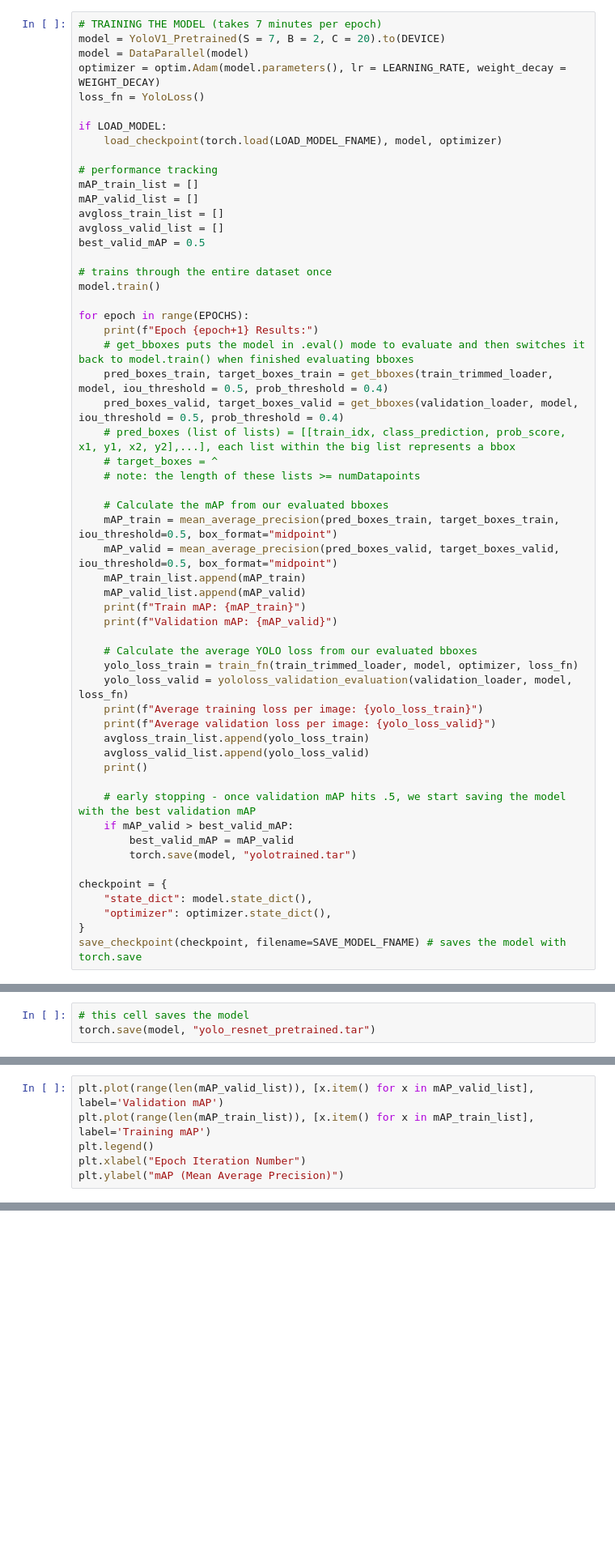
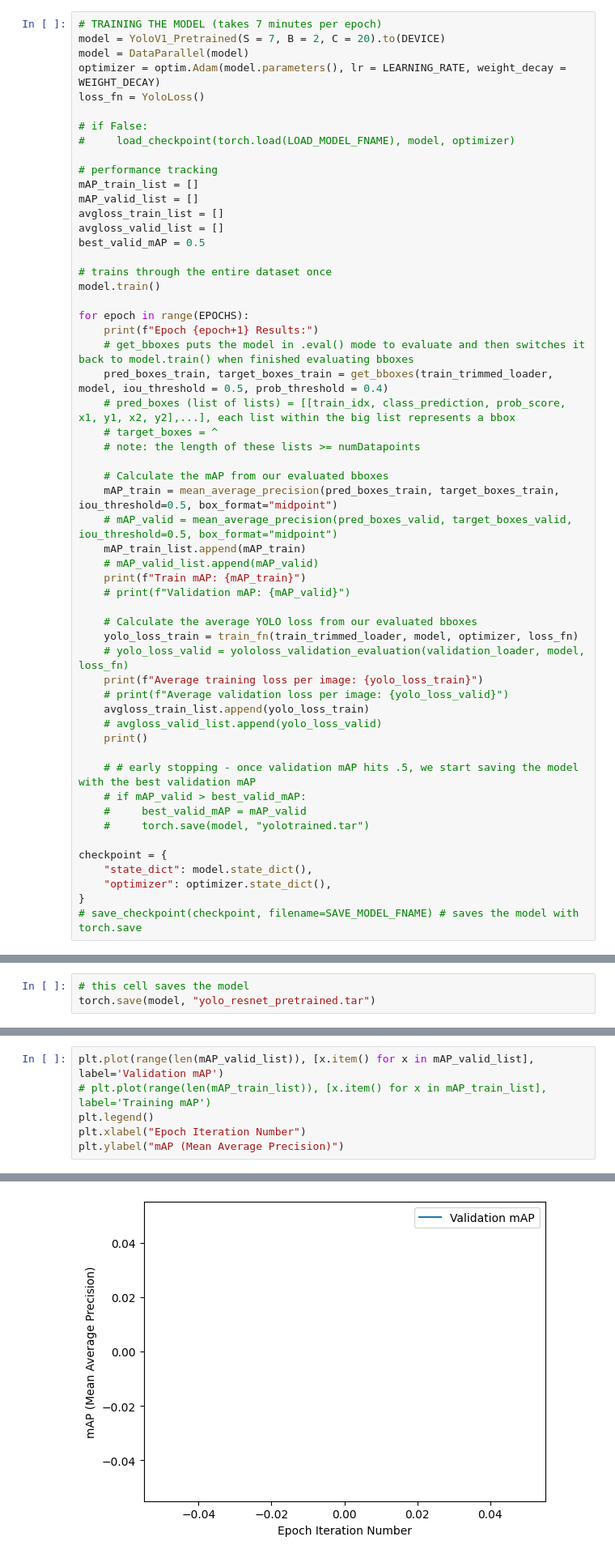
Before and after one commit to AntonioMacaronio/Drone-Robotics, a Jupyter notebook: training.ipynb, the cells around one changed output, grey strips where cells are left out. Shown at 81% size. Saved outputs shown, nothing was run; the diff lists cells and outputs as text; blank space fills up the shorter version.

```diff
--- a/training.ipynb
+++ b/training.ipynb
@@ -116,8 +117,8 @@ model = DataParallel(model)
 optimizer = optim.Adam(model.parameters(), lr = LEARNING_RATE, weight_decay = WEIGHT_DECAY)
 loss_fn = YoloLoss()
 
-if LOAD_MODEL:
-    load_checkpoint(torch.load(LOAD_MODEL_FNAME), model, optimizer)
+# if False:
+#     load_checkpoint(torch.load(LOAD_MODEL_FNAME), model, optimizer)
 
 # performance tracking
 mAP_train_list = []
@@ -133,35 +134,34 @@ for epoch in range(EPOCHS):
     print(f"Epoch {epoch+1} Results:")
     # get_bboxes puts the model in .eval() mode to evaluate and then switches it back to model.train() when finished evaluating bboxes
     pred_boxes_train, target_boxes_train = get_bboxes(train_trimmed_loader, model, iou_threshold = 0.5, prob_threshold = 0.4)
-    pred_boxes_valid, target_boxes_valid = get_bboxes(validation_loader, model, iou_threshold = 0.5, prob_threshold = 0.4)
     # pred_boxes (list of lists) = [[train_idx, class_prediction, prob_score, x1, y1, x2, y2],...], each list within the big list represents a bbox
     # target_boxes = ^
     # note: the length of these lists >= numDatapoints
 
     # Calculate the mAP from our evaluated bboxes
     mAP_train = mean_average_precision(pred_boxes_train, target_boxes_train, iou_threshold=0.5, box_format="midpoint")
-    mAP_valid = mean_average_precision(pred_boxes_valid, target_boxes_valid, iou_threshold=0.5, box_format="midpoint")
+    # mAP_valid = mean_average_precision(pred_boxes_valid, target_boxes_valid, iou_threshold=0.5, box_format="midpoint")
     mAP_train_list.append(mAP_train)
-    mAP_valid_list.append(mAP_valid)
+    # mAP_valid_list.append(mAP_valid)
     print(f"Train mAP: {mAP_train}")
-    print(f"Validation mAP: {mAP_valid}")
+    # print(f"Validation mAP: {mAP_valid}")
 
     # Calculate the average YOLO loss from our evaluated bboxes
     yolo_loss_train = train_fn(train_trimmed_loader, model, optimizer, loss_fn)
-    yolo_loss_valid = yololoss_validation_evaluation(validation_loader, model, loss_fn)
+    # yolo_loss_valid = yololoss_validation_evaluation(validation_loader, model, loss_fn)
     print(f"Average training loss per image: {yolo_loss_train}")
-    print(f"Average validation loss per image: {yolo_loss_valid}")
+    # print(f"Average validation loss per image: {yolo_loss_valid}")
     avgloss_train_list.append(yolo_loss_train)
-    avgloss_valid_list.append(yolo_loss_valid)
+    # avgloss_valid_list.append(yolo_loss_valid)
     print()
 
-    # early stopping - once validation mAP hits .5, we start saving the model with the best validation mAP
-    if mAP_valid > best_valid_mAP:
-        best_valid_mAP = mAP_valid
-        torch.save(model, "yolotrained.tar")
+    # # early stopping - once validation mAP hits .5, we start saving the model with the best validation mAP
+    # if mAP_valid > best_valid_mAP:
+    #     best_valid_mAP = mAP_valid
+    #     torch.save(model, "yolotrained.tar")
 
 checkpoint = {
     "state_dict": model.state_dict(),
     "optimizer": optimizer.state_dict(),
 }
-save_checkpoint(checkpoint, filename=SAVE_MODEL_FNAME) # saves the model with torch.save
+# save_checkpoint(checkpoint, filename=SAVE_MODEL_FNAME) # saves the model with torch.save
@@ -212,7 +274,8 @@ classEnum_to_color = {
 The following cells plot the results outputted by the model as well as their respective labels, as well as loss and mAP over the epochs.
 # %%
 plt.plot(range(len(mAP_valid_list)), [x.item() for x in mAP_valid_list], label='Validation mAP')
-plt.plot(range(len(mAP_train_list)), [x.item() for x in mAP_train_list], label='Training mAP')
+# plt.plot(range(len(mAP_train_list)), [x.item() for x in mAP_train_list], label='Training mAP')
 plt.legend()
 plt.xlabel("Epoch Iteration Number")
 plt.ylabel("mAP (Mean Average Precision)")
+# %% [output]
@@ -219,3 +283,4 @@ plt.ylabel("mAP (Mean Average Precision)")
+[figure, added]
 # %%
 import importlib
 import sys
```
Also changed, not shown: parts of 10 cells of this notebook, 1 other file.
